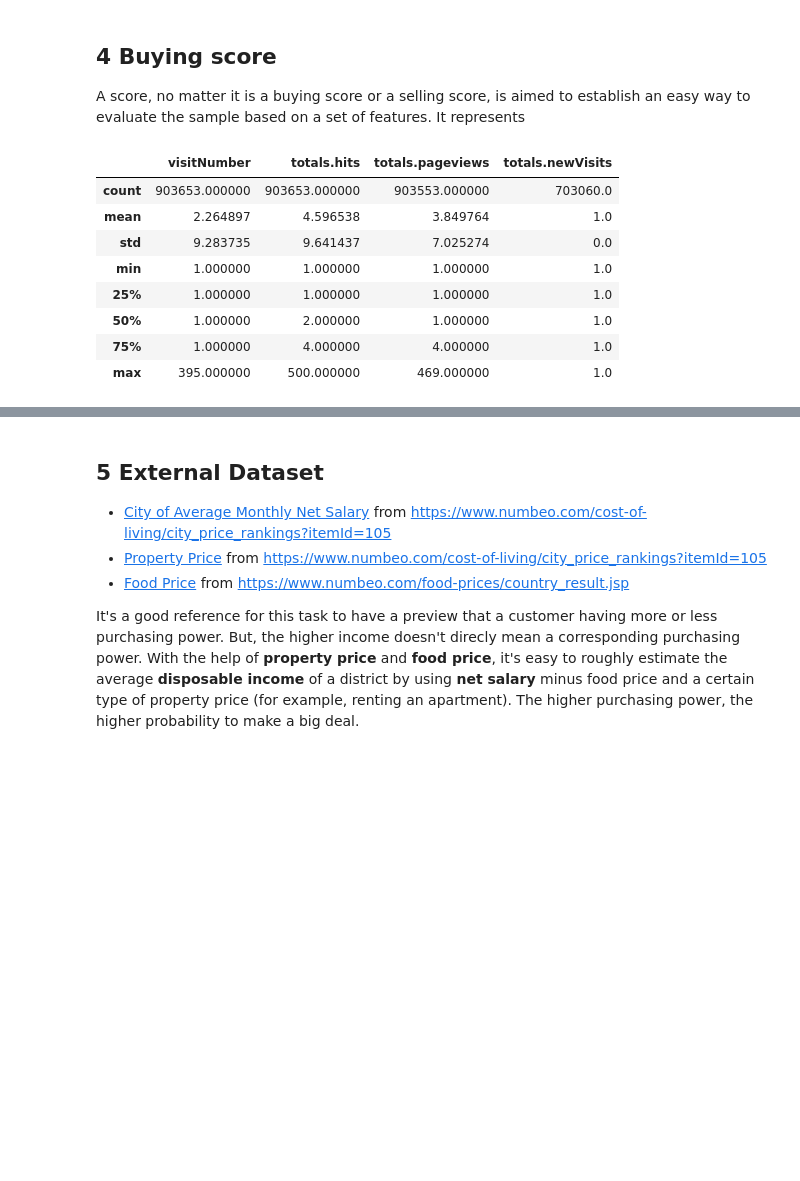
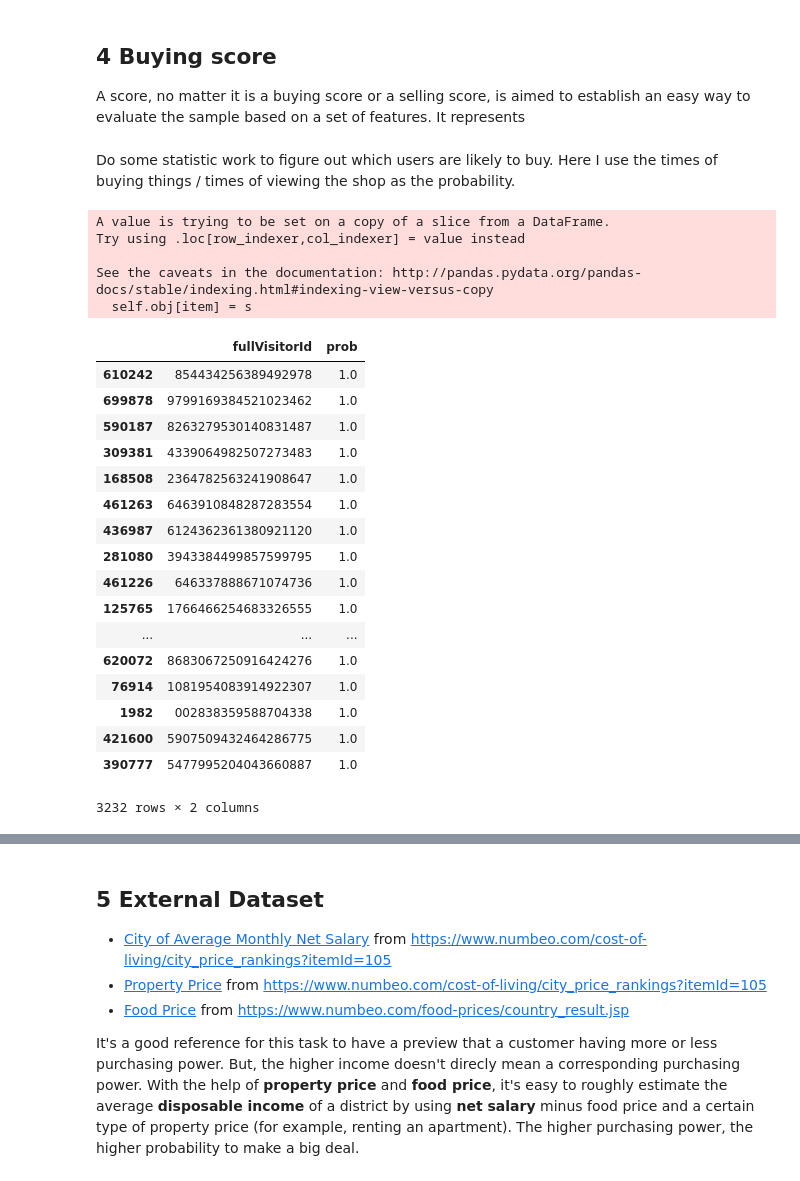
Before and after one commit to elicassion/Google-Analytics-Customer-Revenue-Prediction, a Jupyter notebook: Pipeline.ipynb, the cells around one changed output, grey strips where cells are left out. Drawn from its saved outputs; the diff is of its cells as text; code cells hidden in the pictures; blank space fills up the shorter version.

```diff
--- a/Pipeline.ipynb
+++ b/Pipeline.ipynb
@@ -641,16 +663,44 @@ It's fun to figure out from those plots that people like to **buy more expansive
 ## 4 Buying score
 
 A score, no matter it is a buying score or a selling score, is aimed to establish an easy way to evaluate the sample based on a set of features. It represents
-# %%
-nfs = train_df[NUM_FEATURE_NAMES]
-nfs.describe()
-# %% [output]
-|  | visitNumber | totals.hits | totals.pageviews | totals.newVisits |
-| count | 903653.000000 | 903653.000000 | 903553.000000 | 703060.0 |
-| mean | 2.264897 | 4.596538 | 3.849764 | 1.0 |
-| std | 9.283735 | 9.641437 | 7.025274 | 0.0 |
-| min | 1.000000 | 1.000000 | 1.000000 | 1.0 |
-| 25% | 1.000000 | 1.000000 | 1.000000 | 1.0 |
-| 50% | 1.000000 | 2.000000 | 1.000000 | 1.0 |
-| 75% | 1.000000 | 4.000000 | 4.000000 | 1.0 |
-| max | 395.000000 | 500.000000 | 469.000000 | 1.0 |
+# %% [markdown]
+Do some statistic work to figure out which users are likely to buy. Here I use the times of buying things / times of viewing the shop as the probability.
+# %%
+times_of_buy = train_df[['fullVisitorId', 'totals.transactionRevenue']]
+times_of_buy.loc[times_of_buy['totals.transactionRevenue']>0,'totals.transactionRevenue'] = 1
+times_of_buy = times_of_buy.groupby(['fullVisitorId']).sum().reset_index()
+# times_of_buy
+times_of_buy.sort_values('fullVisitorId', inplace=True)
+times_of_visit = train_df[['fullVisitorId']].groupby(['fullVisitorId']).size().reset_index()
+times_of_visit.rename(columns={0: 'counts'}, inplace=True)
+times_of_visit.sort_values('fullVisitorId', inplace=True)
+# times_of_visit.describe()
+# times_of_buy.describe()
+buy_prob = pd.DataFrame({'fullVisitorId': times_of_buy.fullVisitorId.values,
+                         'prob':(times_of_buy['totals.transactionRevenue'] / times_of_visit.counts).values})
+buy_prob.sort_values('prob', ascending=False, inplace=True)
+buy_prob[buy_prob['prob']>=1.0]
+# %% [output]
+A value is trying to be set on a copy of a slice from a DataFrame.
+Try using .loc[row_indexer,col_indexer] = value instead
+
+See the caveats in the documentation: http://pandas.pydata.org/pandas-docs/stable/indexing.html#indexing-view-versus-copy
+  self.obj[item] = s
+|  | fullVisitorId | prob |
+| 610242 | 854434256389492978 | 1.0 |
+| 699878 | 9799169384521023462 | 1.0 |
+| 590187 | 8263279530140831487 | 1.0 |
+| 309381 | 4339064982507273483 | 1.0 |
+| 168508 | 2364782563241908647 | 1.0 |
+| 461263 | 6463910848287283554 | 1.0 |
+| 436987 | 6124362361380921120 | 1.0 |
+| 281080 | 3943384499857599795 | 1.0 |
+| 461226 | 646337888671074736 | 1.0 |
+| 125765 | 1766466254683326555 | 1.0 |
+| ... | ... | ... |
+| 620072 | 8683067250916424276 | 1.0 |
+| 76914 | 1081954083914922307 | 1.0 |
+| 1982 | 002838359588704338 | 1.0 |
+| 421600 | 5907509432464286775 | 1.0 |
+| 390777 | 5477995204043660887 | 1.0 |
+3232 rows × 2 columns
```
Also changed, not shown: parts of 18 cells of this notebook.
